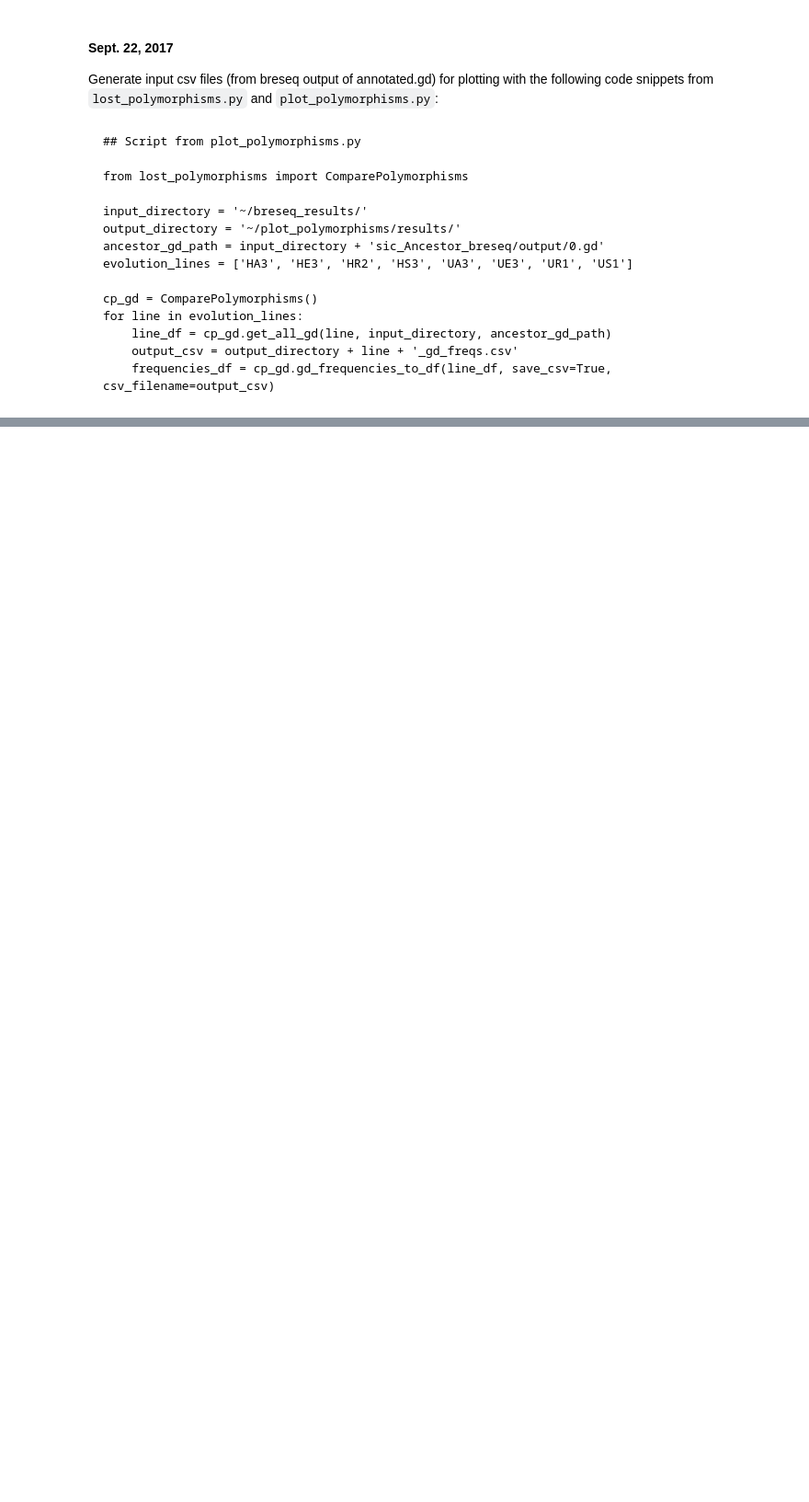
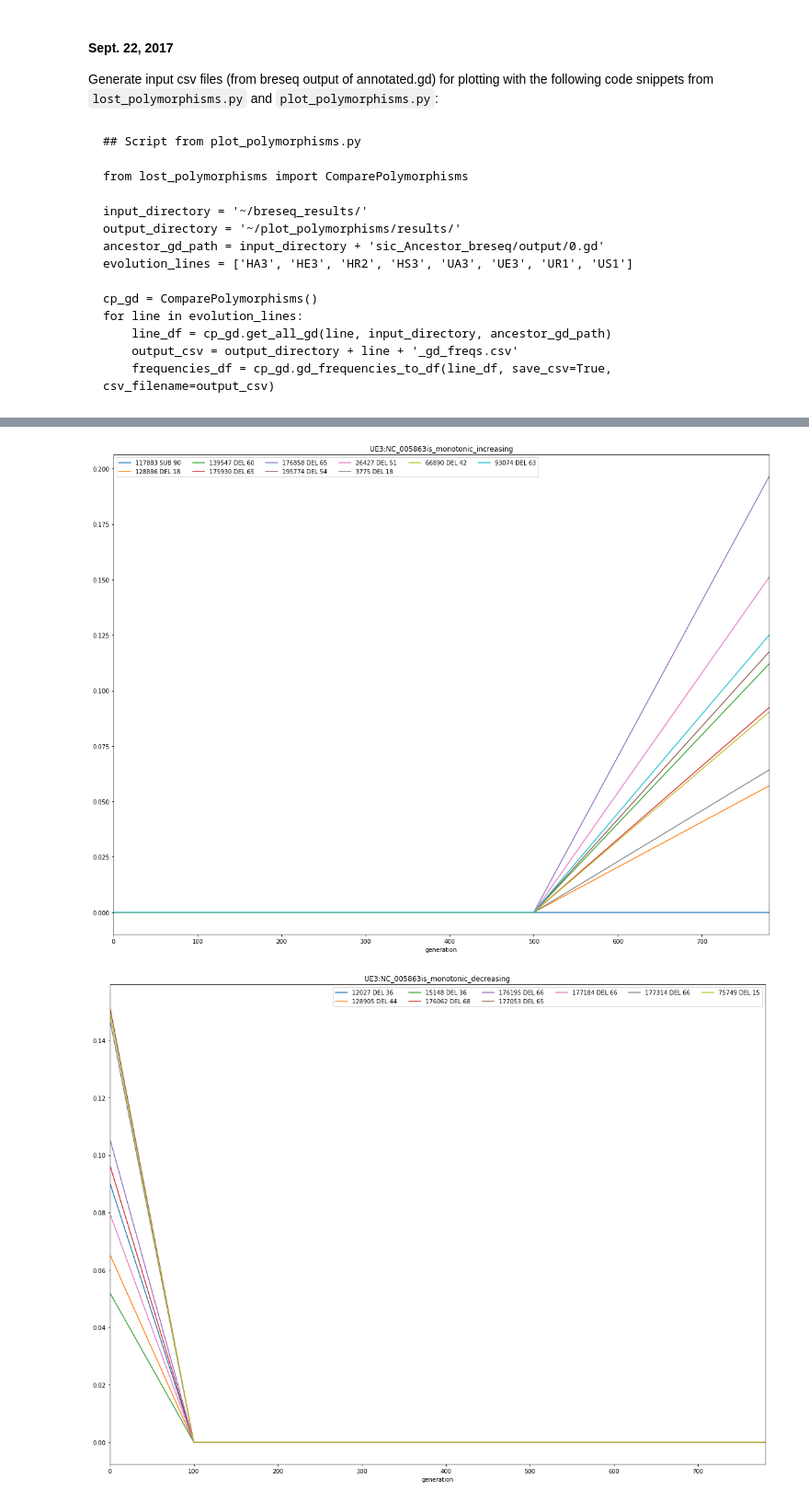
Before and after one commit to yeemey/dvh_mms2, a Jupyter notebook: notebooks/plot_polymorphisms.ipynb, the cells around one changed output, grey strips where cells are left out. Shown: that part at 92% size. Cells and saved outputs as stored; diff of their text form; code cells hidden in the pictures; blank space fills up the shorter version.

```diff
--- a/notebooks/plot_polymorphisms.ipynb
+++ b/notebooks/plot_polymorphisms.ipynb
@@ -85,0 +154,6 @@ for line in evolution_lines:
+# %%
+# plot UE3 Dv plasmid only
+plot_line_individual('ue3', dvplasmid_df, 'NC_005863')
+# %% [output]
+[figure, added]
+[figure, added]
```
Also changed, not shown: parts of 12 cells of this notebook, 1 other file.
